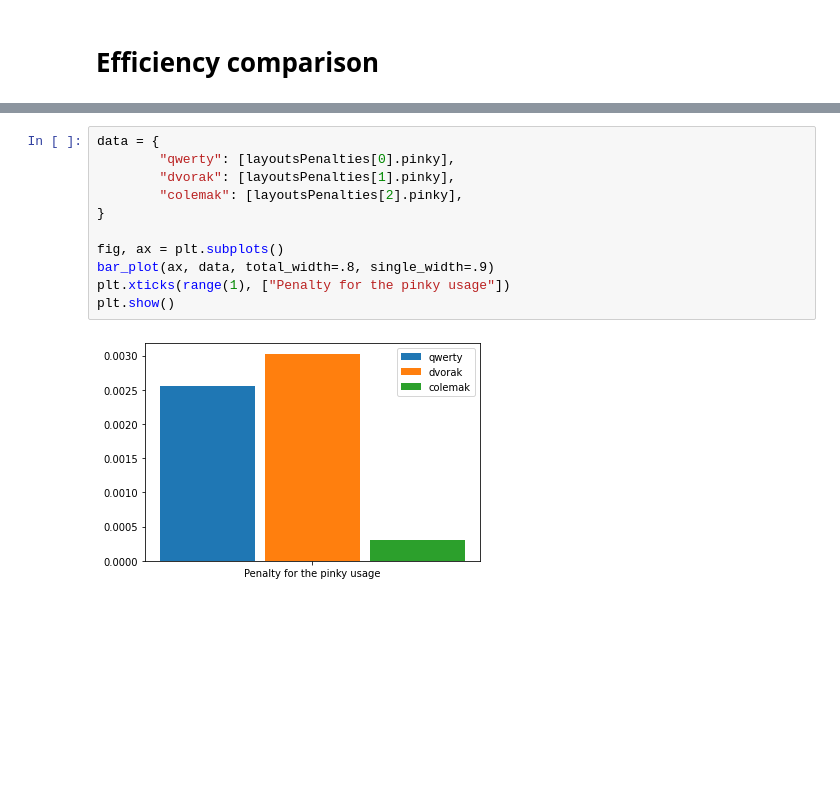
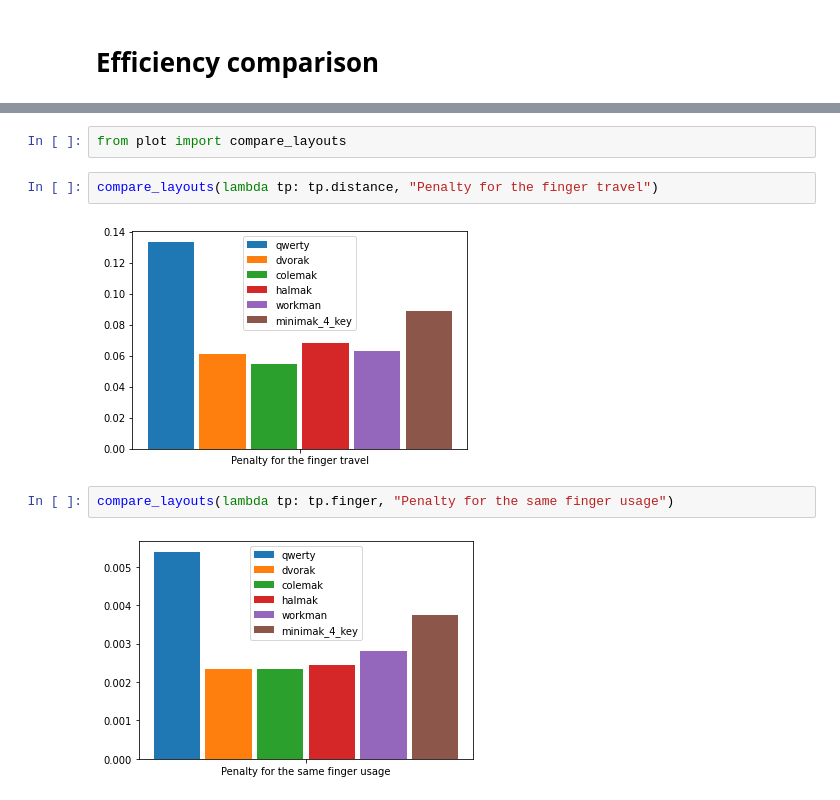
Before and after one commit to ivanjermakov/yakl, a Jupyter notebook: comparison.ipynb, the cells around one changed output, grey strips where cells are left out. Saved outputs shown, nothing was run; the diff lists cells and outputs as text; blank space fills up the shorter version.

Commit message:
Efficiency comparison refactoring, additional layouts

```diff
--- a/comparison.ipynb
+++ b/comparison.ipynb
@@ -70,13 +3,10 @@ plt.show()
-# %%
-data = {
-        "qwerty": [layoutsPenalties[0].pinky],
-        "dvorak": [layoutsPenalties[1].pinky],
-        "colemak": [layoutsPenalties[2].pinky],
-}
-
-fig, ax = plt.subplots()
-bar_plot(ax, data, total_width=.8, single_width=.9)
-plt.xticks(range(1), ["Penalty for the pinky usage"])
-plt.show()
-# %% [output]
-[figure, removed]
+# %%
+from plot import compare_layouts
+# %%
+compare_layouts(lambda tp: tp.distance, "Penalty for the finger travel")
+# %% [output]
+[figure, added]
+# %%
+compare_layouts(lambda tp: tp.finger, "Penalty for the same finger usage")
+# %% [output]
+[figure, added]
```
Also changed, not shown: parts of 9 cells of this notebook, 3 other files.
